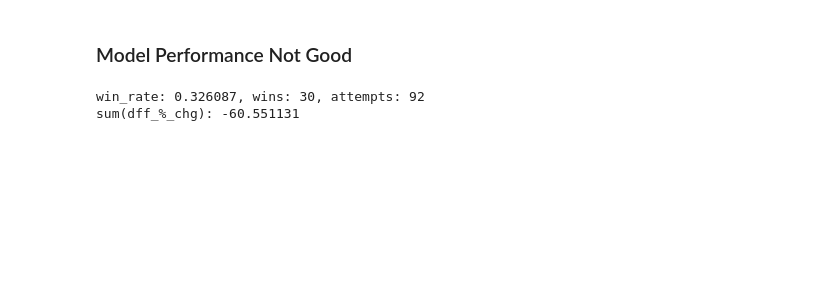
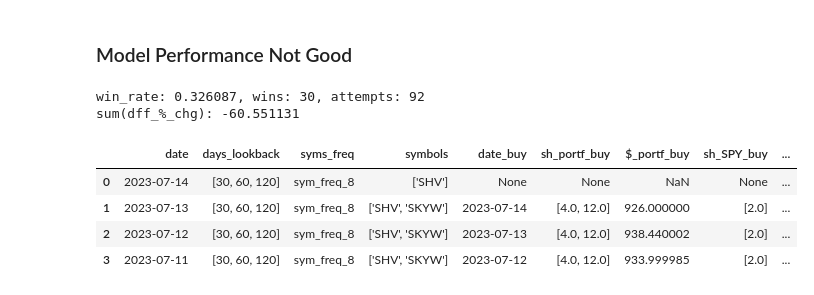
Before and after one commit to pympk/py3810, a Jupyter notebook: yf_2view_picks_.ipynb, the cells around one changed output. Saved outputs shown, nothing was run; the diff lists cells and outputs as text; code cells hidden in the pictures; blank space fills up the shorter version.

```diff
--- a/yf_2view_picks_.ipynb
+++ b/yf_2view_picks_.ipynb
@@ -627,0 +633,11 @@ sum(dff_%_chg): -60.551131
+# %%
+df_model_picks = df[df['dif_%_chg'].isnull()].copy()
+pickle_dump(df_model_picks, path_data_dump, 'df_model_picks')
+_df = pickle_load(path_data_dump, 'df_model_picks')
+_df
+# %% [output]
+|  | date | days_lookback | syms_freq | symbols | date_buy | sh_portf_buy | $_portf_buy | sh_SPY_buy | ... |
+| 0 | 2023-07-14 | [30, 60, 120] | sym_freq_8 | ['SHV'] | None | None | NaN | None | ... |
+| 1 | 2023-07-13 | [30, 60, 120] | sym_freq_8 | ['SHV', 'SKYW'] | 2023-07-14 | [4.0, 12.0] | 926.000000 | [2.0] | ... |
+| 2 | 2023-07-12 | [30, 60, 120] | sym_freq_8 | ['SHV', 'SKYW'] | 2023-07-13 | [4.0, 12.0] | 938.440002 | [2.0] | ... |
+| 3 | 2023-07-11 | [30, 60, 120] | sym_freq_8 | ['SHV', 'SKYW'] | 2023-07-12 | [4.0, 12.0] | 933.999985 | [2.0] | ... |
```
Also changed, not shown: parts of 3 cells of this notebook, 8 other files.
